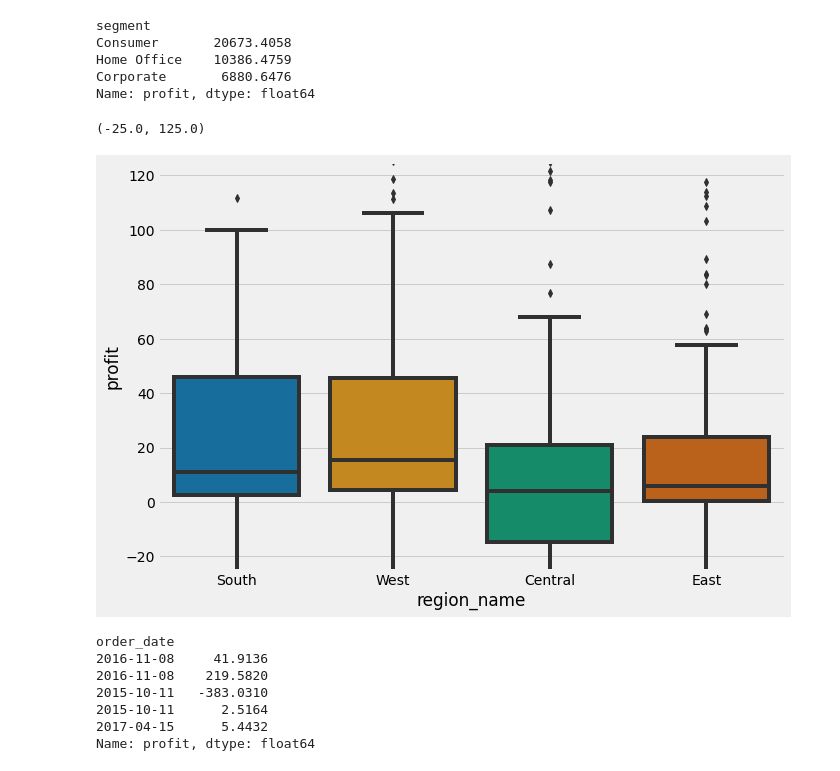
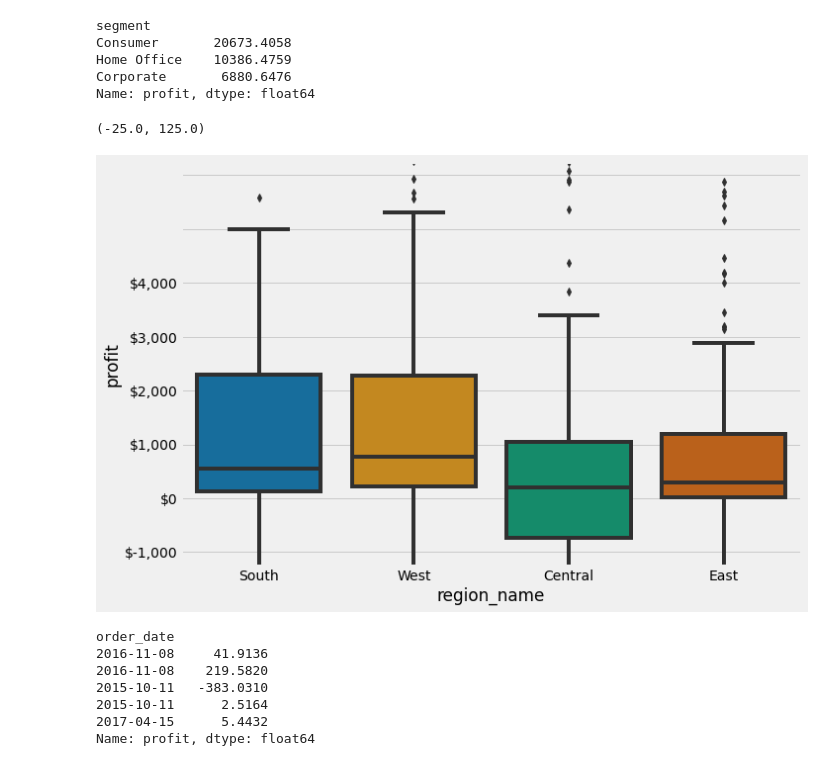
Before and after one commit to CJ-time-series-project/CJ-time-series-project, a Jupyter notebook: jerrys_explore.ipynb, the cells around one changed output. Cells and saved outputs as stored; diff of their text form; code cells hidden in the pictures.

```diff
--- a/jerrys_explore.ipynb
+++ b/jerrys_explore.ipynb
@@ -294,11 +295,11 @@ Name: profit, dtype: float64
 # %%
 
 ax = sns.boxplot(data=train, y='profit', x='region_name', palette = 'colorblind')
-
+ax.set_yticklabels([f'${tick:,.0f}' for tick in ax.get_yticks()])
 plt.ylim(-25, 125)
 # %% [output]
 (-25.0, 125.0)
-[figure, old version]
+[figure, new version]
 # %%
 y = df.profit
 y.head()
```
Also changed, not shown: parts of 4 cells of this notebook, 3 other files.
